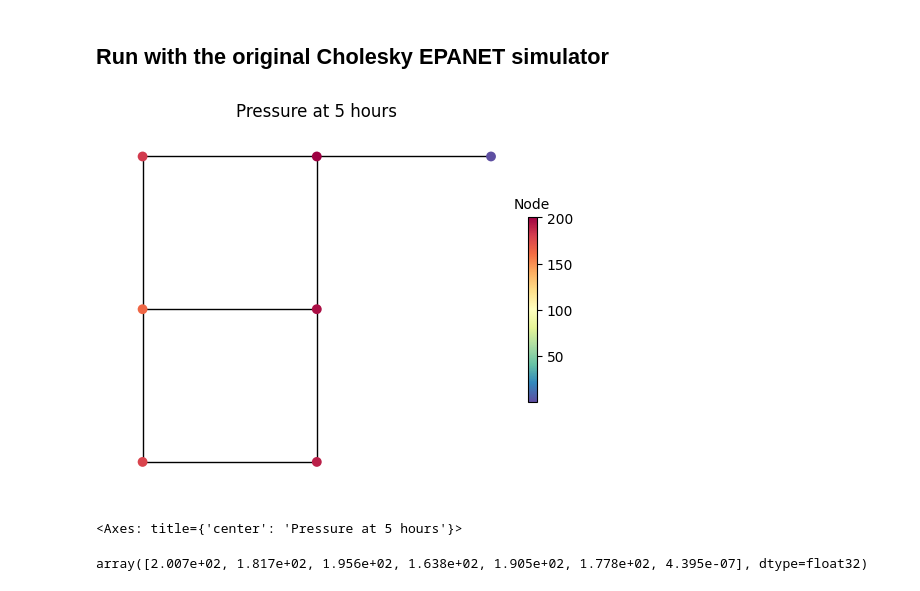
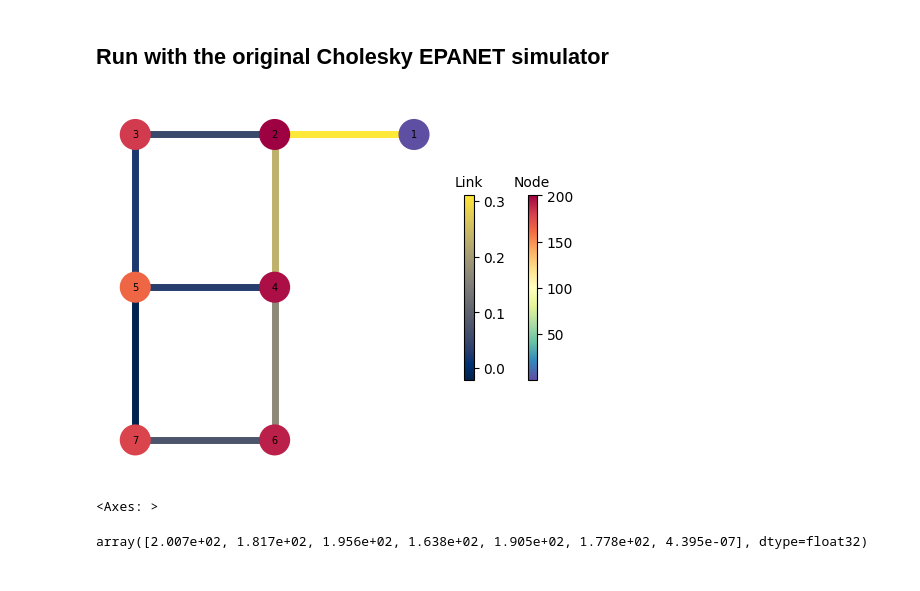
Before and after one commit to QuantumApplicationLab/wntr-quantum, a Jupyter notebook: docs/notebooks/qubo_poly_solver_2loops_cm.ipynb, the cells around one changed output. Cells and saved outputs as stored; diff of their text form; code cells hidden in the pictures.

```diff
--- a/docs/notebooks/qubo_poly_solver_2loops_cm.ipynb
+++ b/docs/notebooks/qubo_poly_solver_2loops_cm.ipynb
@@ -20,13 +21,18 @@ wntr.graphics.plot_network(wn, title=wn.name, node_labels=True)
 # %%
 sim = wntr.sim.EpanetSimulator(wn)
 results = sim.run_sim()
 # Plot results on the network
 pressure_at_5hr = results.node['pressure'].loc[0, :]
-wntr.graphics.plot_network(wn, node_attribute=pressure_at_5hr, node_size=50,
-                        title='Pressure at 5 hours', node_labels=False)
+flow_at_5hr = results.link['flowrate'].loc[0, :]
+wntr.graphics.plot_network(wn, link_attribute=flow_at_5hr,
+                           node_attribute=pressure_at_5hr,
+                           node_size=500,
+                           link_width=5,
+                           node_labels=True,
+                           link_cmap=plt.cm.cividis)
 # %% [output]
-[figure, old version]
+[figure, new version]
-<Axes: title={'center': 'Pressure at 5 hours'}>
+<Axes: >
 # %%
 ref_pressure = results.node['pressure'].values[0]
 ref_pressure
```
Also changed, not shown: parts of 1 cell of this notebook, 4 other files.
